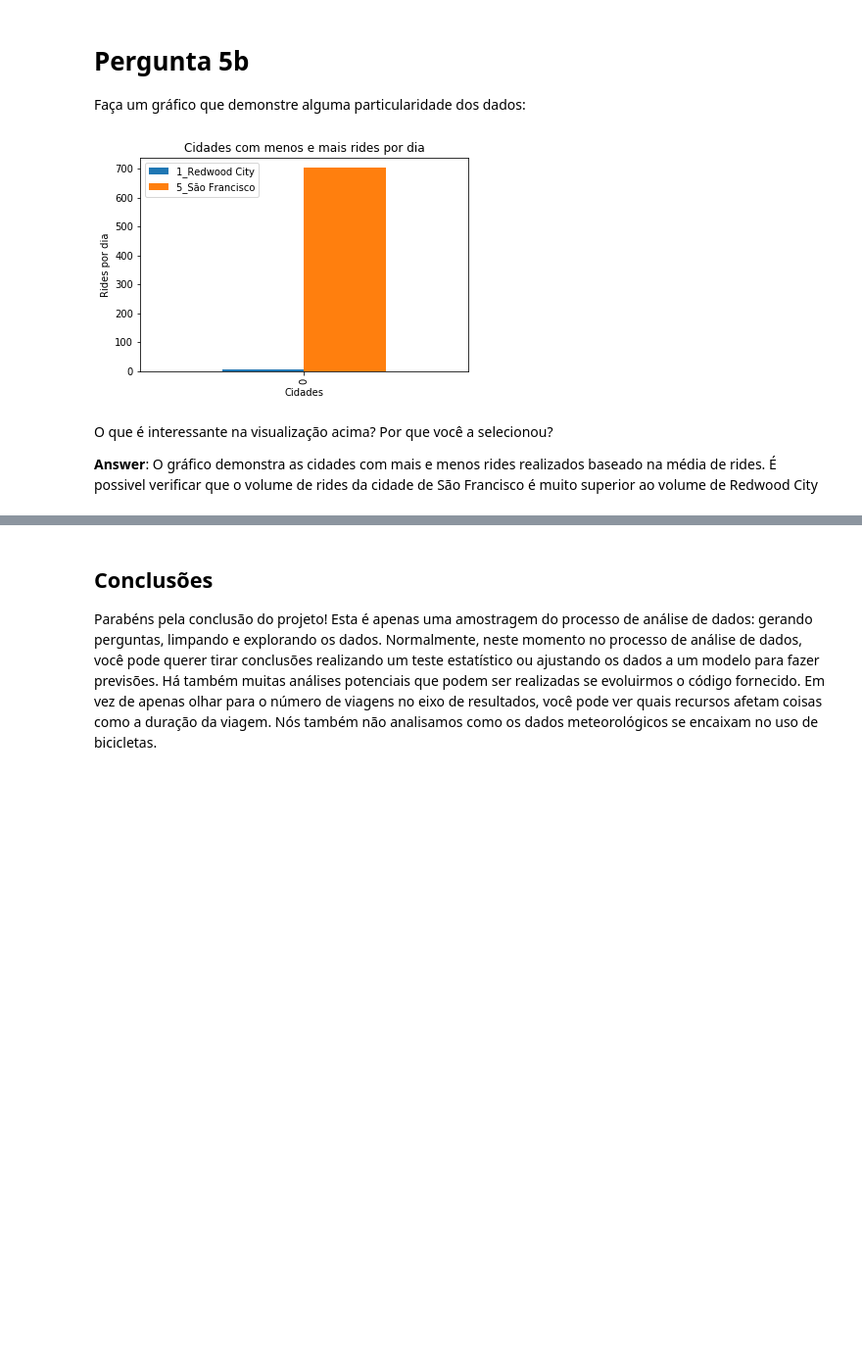
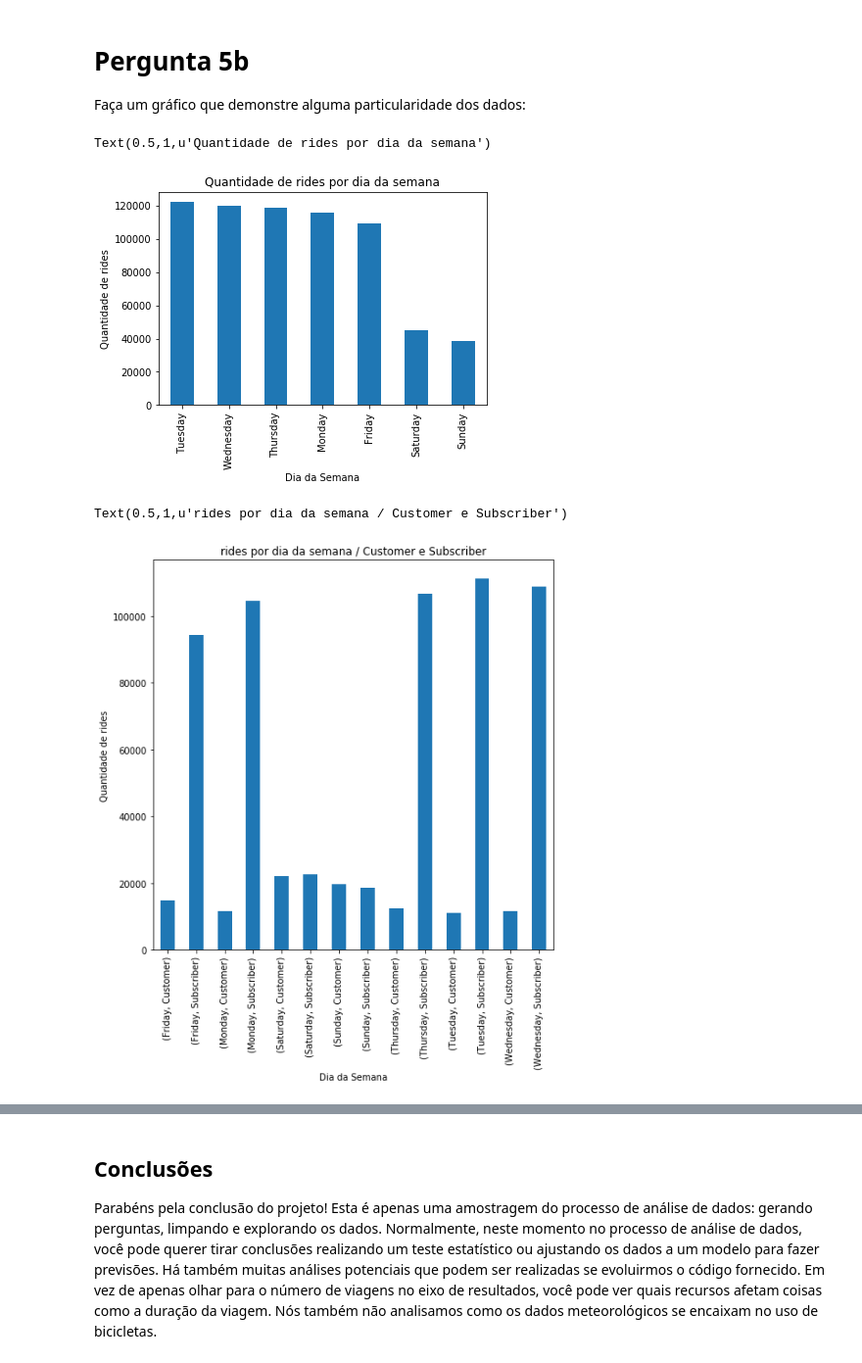
Before and after one commit to ThomazTommy/Fundamentos_Data_Science1, a Jupyter notebook: Analise_Bay_Area_Bike_Share-NDFDSI.ipynb, the cells around one changed output, grey strips where cells are left out. Shown at 98% size. Saved outputs shown, nothing was run; the diff lists cells and outputs as text; code cells hidden in the pictures; blank space fills up the shorter version.

```diff
--- a/Analise_Bay_Area_Bike_Share-NDFDSI.ipynb
+++ b/Analise_Bay_Area_Bike_Share-NDFDSI.ipynb
@@ -505,17 +524,20 @@ import matplotlib.pyplot as plt
 %matplotlib inline
 
 trip_data = pd.read_csv('babs_y1_y2_summary.csv')
-df = pd.read_csv('average_rides.csv')
-df.plot(kind='bar')
+trip_data['weekday'].value_counts().plot(kind = 'bar')
 
-plt.title ( 'Cidades com menos e mais rides por dia')
-plt.xlabel('Cidades')
-plt.ylabel('Rides por dia')
-plt.show()
+plt.xlabel('Dia da Semana')
+plt.ylabel('Quantidade de rides')
+plt.title('Quantidade de rides por dia da semana')
 # %% [output]
+Text(0.5,1,u'Quantidade de rides por dia da semana')
-[figure, old version]
+[figure, new version]
-# %% [markdown]
-O que é interessante na visualização acima? Por que você a selecionou?
-
-**Answer**: O gráfico demonstra as cidades com mais e menos rides realizados baseado na média de rides.
-É possivel verificar que o volume de rides da cidade de São Francisco é muito superior ao volume de Redwood City
+# %%
+trip_info = trip_data.groupby(['weekday', 'subscription_type']).size().plot(kind = 'bar', figsize = (8, 8))
+
+plt.xlabel('Dia da Semana')
+plt.ylabel('Quantidade de rides')
+plt.title('rides por dia da semana / Customer e Subscriber')
+# %% [output]
+Text(0.5,1,u'rides por dia da semana / Customer e Subscriber')
+[figure, added]
```
Also changed, not shown: parts of 9 cells of this notebook.
